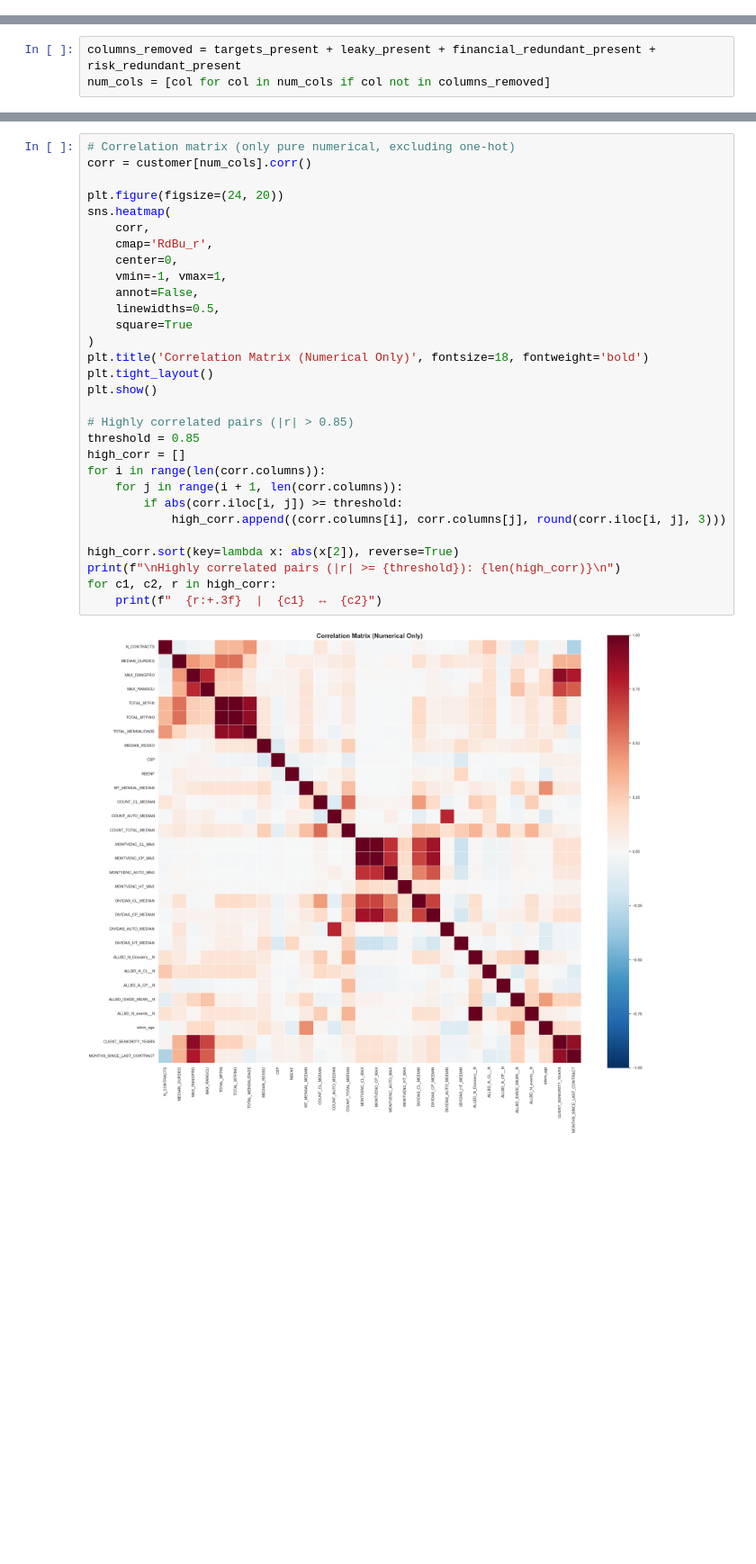
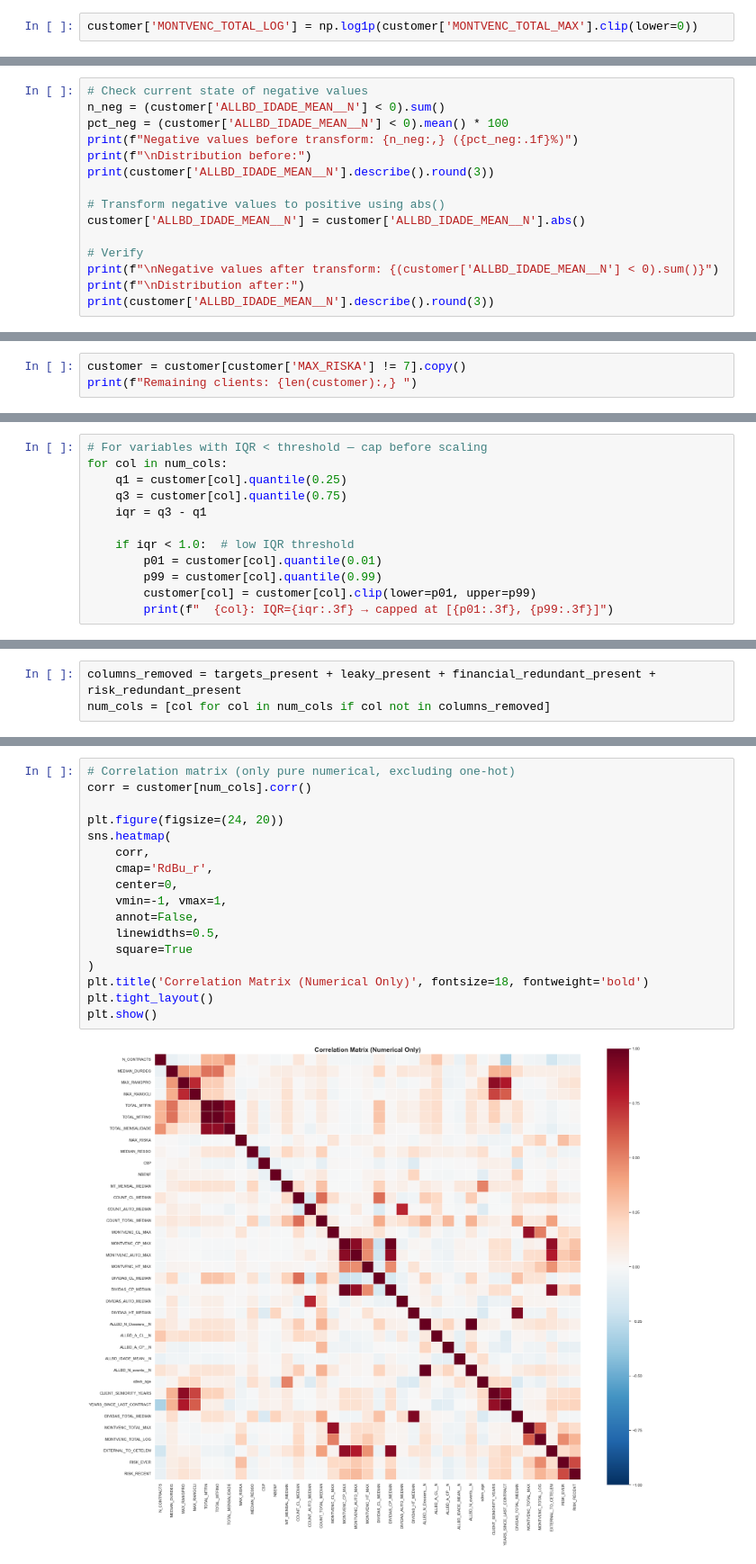
Before and after one commit to RuiSousaFerreiraIMS/Business_Case_BNP, a Jupyter notebook: notebooks/3b)Data_Preprocessing_EDA_Clusters.ipynb, the cells around one changed output, grey strips where cells are left out. Shown at 90% size. Drawn from its saved outputs; the diff is of its cells as text; blank space fills up the shorter version.

Commit message:
profiling (might change due to change of variables)

```diff
--- a/notebooks/3b)Data_Preprocessing_EDA_Clusters.ipynb
+++ b/notebooks/3b)Data_Preprocessing_EDA_Clusters.ipynb
@@ -169,0 +171,2 @@ Shape: (147415, 79)
+# %%
+customer['MONTVENC_TOTAL_LOG'] = np.log1p(customer['MONTVENC_TOTAL_MAX'].clip(lower=0))
@@ -170,2 +190,17 @@ Shape: (147415, 79)
 # %% [markdown]
 ## 4. Outliers removal
+# %%
+# Check current state of negative values
+n_neg = (customer['ALLBD_IDADE_MEAN__N'] < 0).sum()
+pct_neg = (customer['ALLBD_IDADE_MEAN__N'] < 0).mean() * 100
+print(f"Negative values before transform: {n_neg:,} ({pct_neg:.1f}%)")
+print(f"\nDistribution before:")
+print(customer['ALLBD_IDADE_MEAN__N'].describe().round(3))
+
+# Transform negative values to positive using abs()
+customer['ALLBD_IDADE_MEAN__N'] = customer['ALLBD_IDADE_MEAN__N'].abs()
+
+# Verify
+print(f"\nNegative values after transform: {(customer['ALLBD_IDADE_MEAN__N'] < 0).sum()}")
+print(f"\nDistribution after:")
+print(customer['ALLBD_IDADE_MEAN__N'].describe().round(3))
@@ -171,0 +225,3 @@ Shape: (147415, 79)
+# %%
+customer = customer[customer['MAX_RISKA'] != 7].copy()
+print(f"Remaining clients: {len(customer):,} ")
@@ -172,3 +230,15 @@ Shape: (147415, 79)
 # %%
 cat_cols = customer.select_dtypes(include=['object', 'category']).columns.tolist()
 num_cols = customer.select_dtypes(include=['number']).columns.tolist()
+# %%
+# For variables with IQR < threshold — cap before scaling
+for col in num_cols:
+    q1 = customer[col].quantile(0.25)
+    q3 = customer[col].quantile(0.75)
+    iqr = q3 - q1
+
+    if iqr < 1.0:  # low IQR threshold
+        p01 = customer[col].quantile(0.01)
+        p99 = customer[col].quantile(0.99)
+        customer[col] = customer[col].clip(lower=p01, upper=p99)
+        print(f"  {col}: IQR={iqr:.3f} → capped at [{p01:.3f}, {p99:.3f}]")
@@ -450,32 +524,19 @@ Index(['N_CONTRACTS', 'MEDIAN_DURDEG', 'MAX_RANGPRO', 'MAX_RANGCLI',
 # %%
 # Correlation matrix (only pure numerical, excluding one-hot)
 corr = customer[num_cols].corr()
 
 plt.figure(figsize=(24, 20))
 sns.heatmap(
     corr,
     cmap='RdBu_r',
     center=0,
     vmin=-1, vmax=1,
     annot=False,
     linewidths=0.5,
     square=True
 )
 plt.title('Correlation Matrix (Numerical Only)', fontsize=18, fontweight='bold')
 plt.tight_layout()
 plt.show()
-
-# Highly correlated pairs (|r| > 0.85)
-threshold = 0.85
-high_corr = []
-for i in range(len(corr.columns)):
-    for j in range(i + 1, len(corr.columns)):
-        if abs(corr.iloc[i, j]) >= threshold:
-            high_corr.append((corr.columns[i], corr.columns[j], round(corr.iloc[i, j], 3)))
-
-high_corr.sort(key=lambda x: abs(x[2]), reverse=True)
-print(f"\nHighly correlated pairs (|r| >= {threshold}): {len(high_corr)}\n")
-for c1, c2, r in high_corr:
-    print(f"  {r:+.3f}  |  {c1}  ↔  {c2}")
 # %% [output]
-[figure, old version]
+[figure, new version]
```
Also changed, not shown: parts of 34 cells of this notebook, 1 other file.
